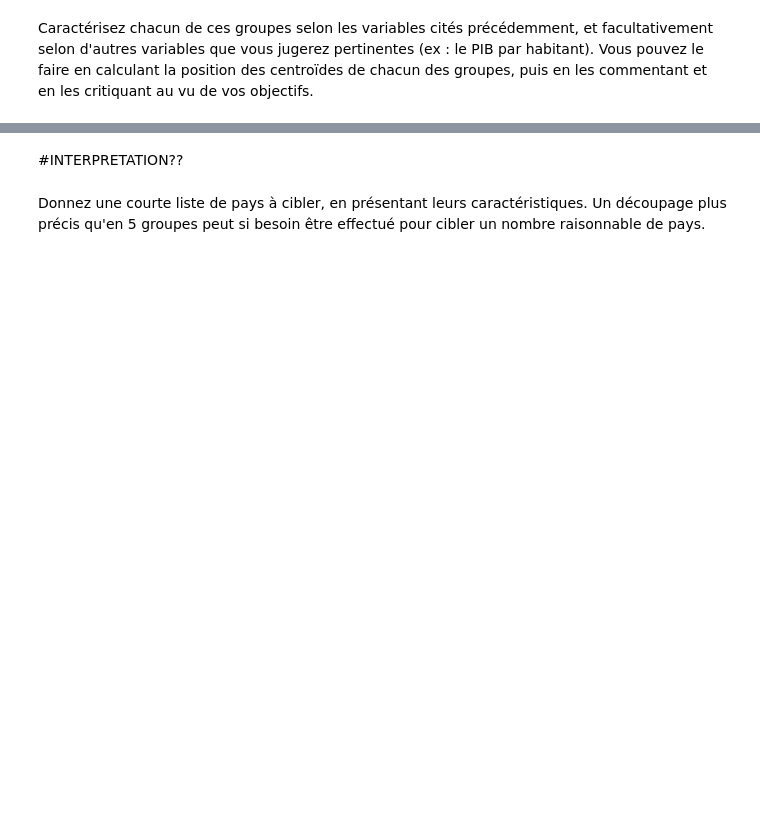
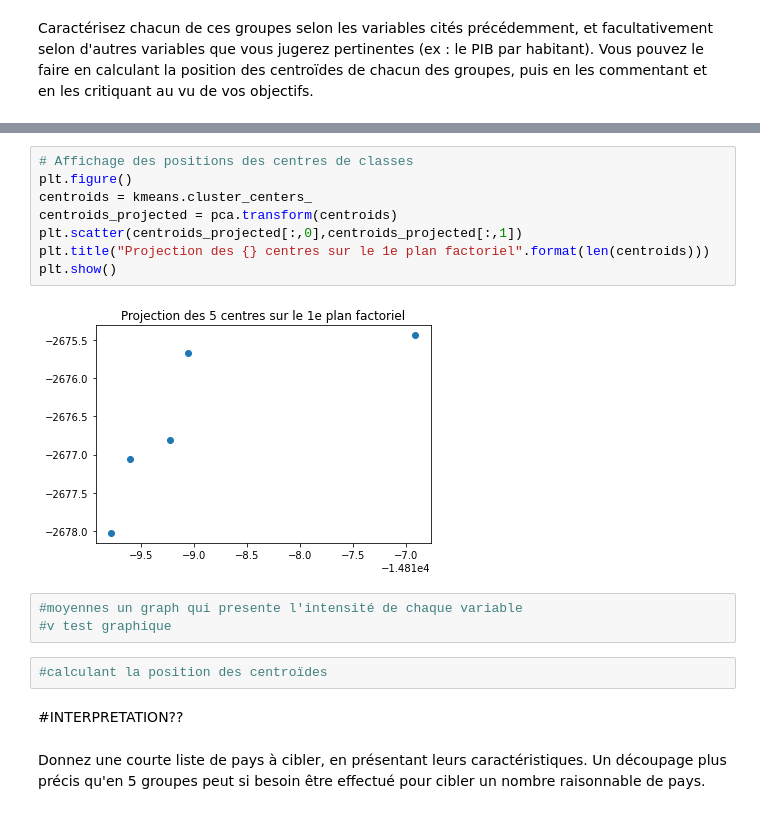
Before and after one commit to FatimaMoqran/Etude_de_marche_ACP_clustering_dendogramme, a Jupyter notebook: étude_de_marché.ipynb, the cells around one changed output, grey strips where cells are left out. Cells and saved outputs as stored; diff of their text form; blank space fills up the shorter version.

```diff
--- a/étude_de_marché.ipynb
+++ b/étude_de_marché.ipynb
@@ -542,3 +759,18 @@ Caractérisez chacun de ces groupes selon les variables cités précédemment, e
+# %%
+# Affichage des positions des centres de classes
+plt.figure()
+centroids = kmeans.cluster_centers_
+centroids_projected = pca.transform(centroids)
+plt.scatter(centroids_projected[:,0],centroids_projected[:,1])
+plt.title("Projection des {} centres sur le 1e plan factoriel".format(len(centroids)))
+plt.show()
+# %% [output]
+[figure, added]
+# %%
+#moyennes un graph qui presente l'intensité de chaque variable
+#v test graphique
+# %%
+#calculant la position des centroïdes
 # %% [markdown]
 #INTERPRETATION??
 # %% [markdown]
```
Also changed, not shown: parts of 32 cells of this notebook.
